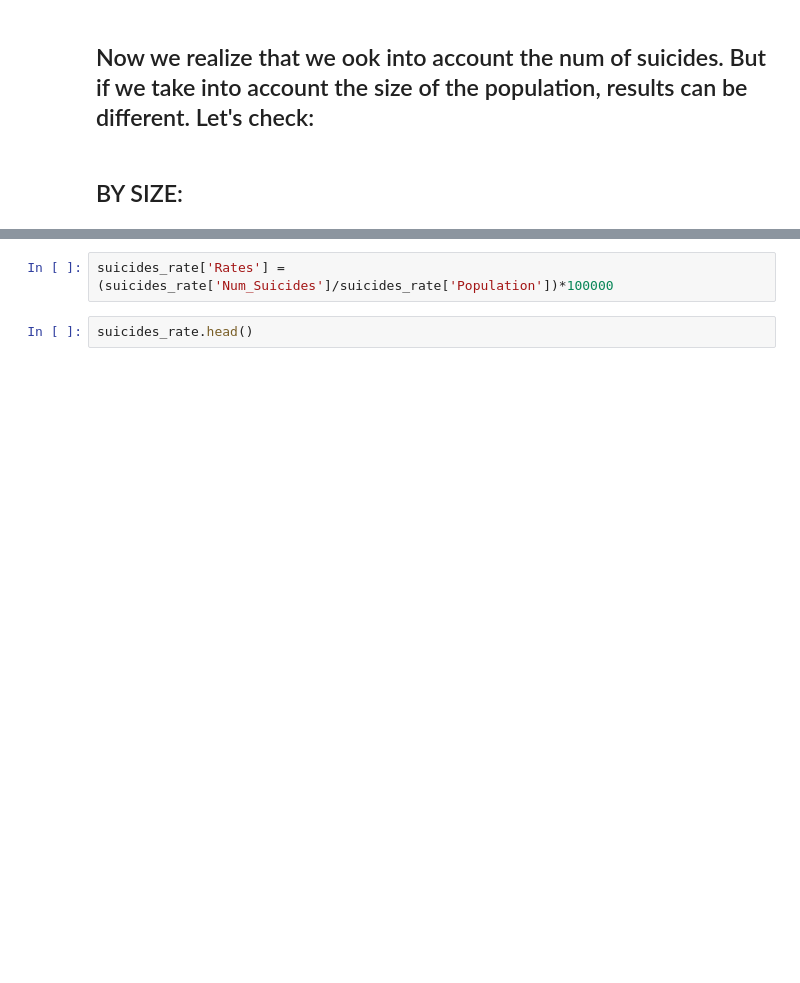
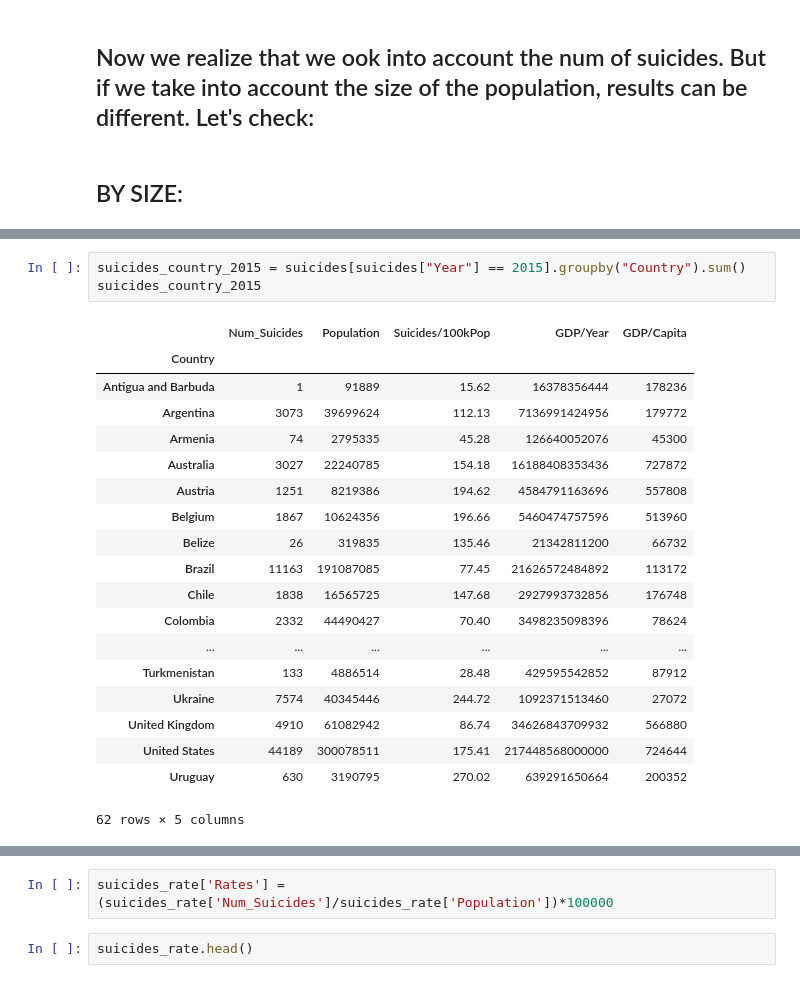
Before and after one commit to cinlaozdemir/Project-Week-3-Data-Thieves, a Jupyter notebook: your-project/Project3_DescStats-Copy2.ipynb, the cells around one changed output, grey strips where cells are left out. Cells and saved outputs as stored; diff of their text form; blank space fills up the shorter version.

```diff
--- a/your-project/Project3_DescStats-Copy2.ipynb
+++ b/your-project/Project3_DescStats-Copy2.ipynb
@@ -197,3 +197,26 @@ suicides_rate.head()
 | Argentina | 897040831 | 71060 |
 | Armenia | 74948140 | 1838 |
 | Aruba | 1259677 | 101 |
+# %%
+suicides_country_2015 = suicides[suicides["Year"] == 2015].groupby("Country").sum()
+suicides_country_2015
+# %% [output]
+|  | Num_Suicides | Population | Suicides/100kPop | GDP/Year | GDP/Capita |
+| Country |  |  |  |  |  |
+| Antigua and Barbuda | 1 | 91889 | 15.62 | 16378356444 | 178236 |
+| Argentina | 3073 | 39699624 | 112.13 | 7136991424956 | 179772 |
+| Armenia | 74 | 2795335 | 45.28 | 126640052076 | 45300 |
+| Australia | 3027 | 22240785 | 154.18 | 16188408353436 | 727872 |
+| Austria | 1251 | 8219386 | 194.62 | 4584791163696 | 557808 |
+| Belgium | 1867 | 10624356 | 196.66 | 5460474757596 | 513960 |
+| Belize | 26 | 319835 | 135.46 | 21342811200 | 66732 |
+| Brazil | 11163 | 191087085 | 77.45 | 21626572484892 | 113172 |
+| Chile | 1838 | 16565725 | 147.68 | 2927993732856 | 176748 |
+| Colombia | 2332 | 44490427 | 70.40 | 3498235098396 | 78624 |
+| ... | ... | ... | ... | ... | ... |
+| Turkmenistan | 133 | 4886514 | 28.48 | 429595542852 | 87912 |
+| Ukraine | 7574 | 40345446 | 244.72 | 1092371513460 | 27072 |
+| United Kingdom | 4910 | 61082942 | 86.74 | 34626843709932 | 566880 |
+| United States | 44189 | 300078511 | 175.41 | 217448568000000 | 724644 |
+| Uruguay | 630 | 3190795 | 270.02 | 639291650664 | 200352 |
+62 rows × 5 columns
```
Also changed, not shown: parts of 3 cells of this notebook.
